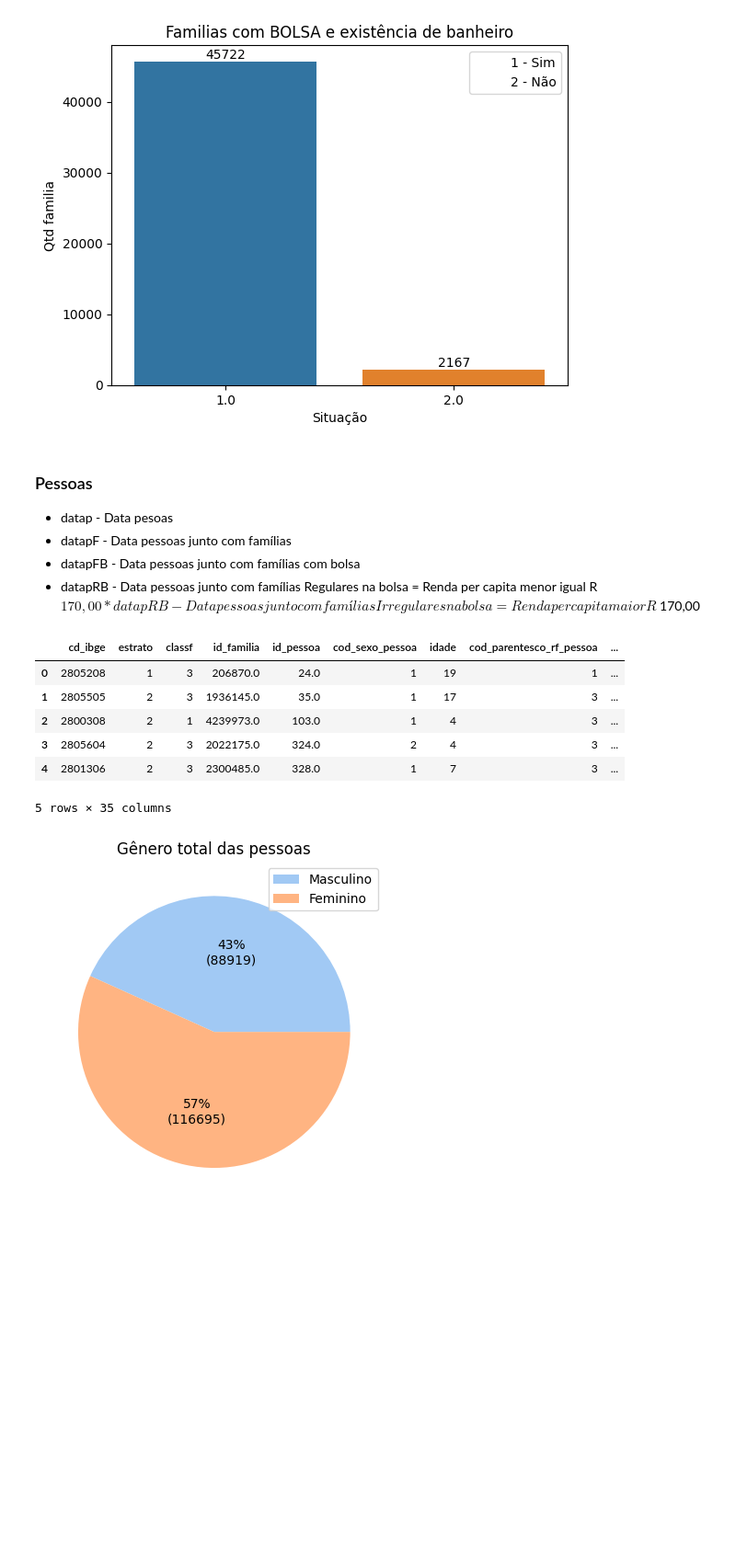
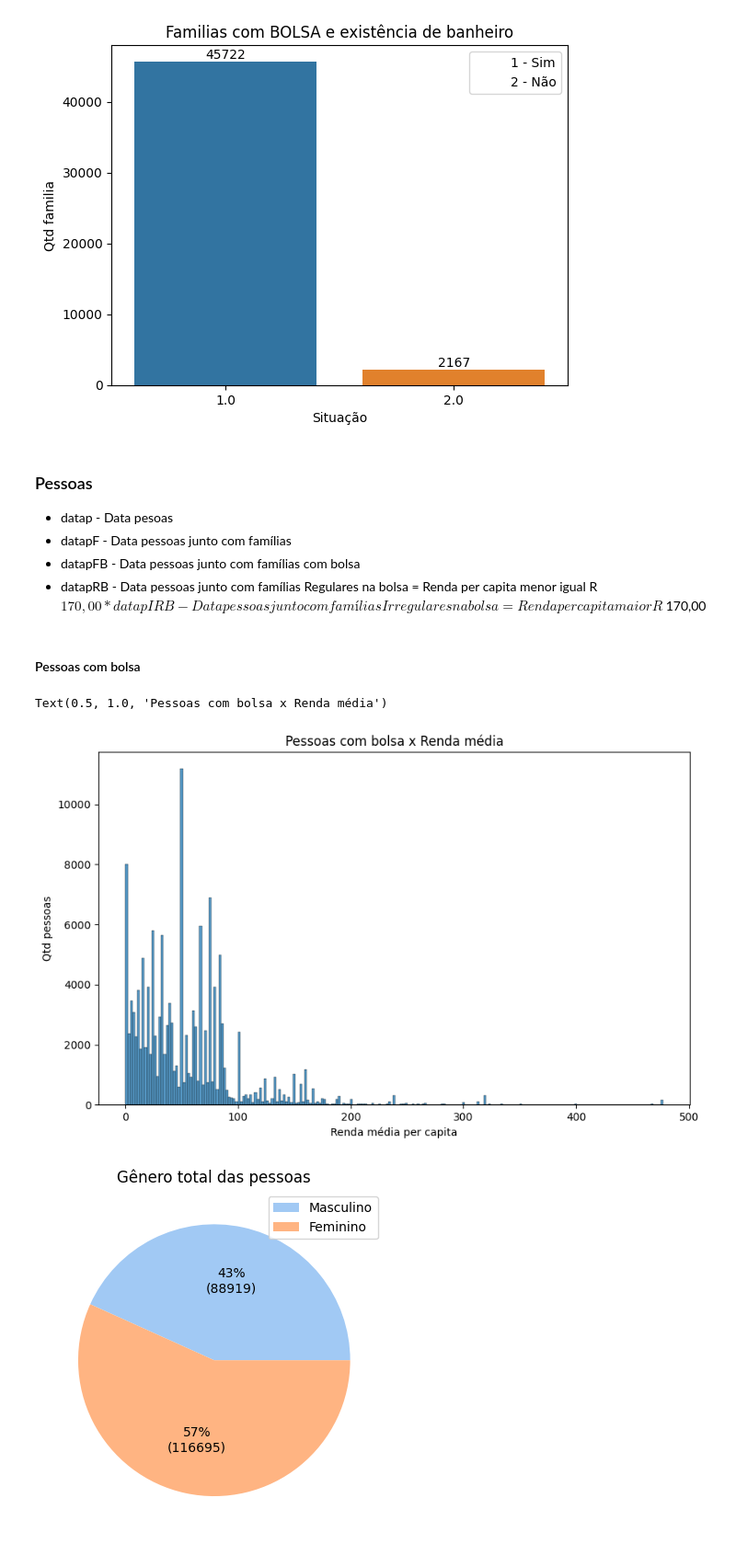
Before and after one commit to Jownao/dive_datascience, a Jupyter notebook: lab/03_Analise_dados_bolsa_familia.ipynb, the cells around one changed output. Shown at 92% size. Drawn from its saved outputs; the diff is of its cells as text; code cells hidden in the pictures; blank space fills up the shorter version.

```diff
--- a/lab/03_Analise_dados_bolsa_familia.ipynb
+++ b/lab/03_Analise_dados_bolsa_familia.ipynb
@@ -336,7 +336,9 @@ bar.bar_label(bar.containers[0])
 * datapF - Data pessoas junto com famílias
 * datapFB - Data pessoas junto com famílias com bolsa
 * datapRB - Data pessoas junto com famílias Regulares na bolsa = Renda per capita menor igual R$170,00
-* datapRB - Data pessoas junto com famílias Irregulares na bolsa = Renda per capita maior R$170,00
+* datapIRB - Data pessoas junto com famílias Irregulares na bolsa = Renda per capita maior R$170,00
+# %% [markdown]
+#### Pessoas com bolsa
 # %%
 # Dados das pessoas
 datap = pd.read_csv("../datasets/03_bolsa_familia/data_pessoas_sergipe.csv")
@@ -344,16 +346,14 @@ datapF = pd.merge(dataf,datap,on ='id_familia') # Familias e pessoas
 datapFB = pd.merge(data_bolsa,datap,on ='id_familia') #Familias e pessoas com bolsa
 datapRB = datapF.query("vlr_renda_media_fam <= 170")
 datapIRB = datapF.query("vlr_renda_media_fam > 170")
-# %%
-datap.head()
-# %% [output]
-|  | cd_ibge | estrato | classf | id_familia | id_pessoa | cod_sexo_pessoa | idade | cod_parentesco_rf_pessoa | ... |
-| 0 | 2805208 | 1 | 3 | 206870.0 | 24.0 | 1 | 19 | 1 | ... |
-| 1 | 2805505 | 2 | 3 | 1936145.0 | 35.0 | 1 | 17 | 3 | ... |
-| 2 | 2800308 | 2 | 1 | 4239973.0 | 103.0 | 1 | 4 | 3 | ... |
-| 3 | 2805604 | 2 | 3 | 2022175.0 | 324.0 | 2 | 4 | 3 | ... |
-| 4 | 2801306 | 2 | 3 | 2300485.0 | 328.0 | 1 | 7 | 3 | ... |
-5 rows × 35 columns
+# %%
+# Pessoas com bolsa x Renda média /
+bar = sns.histplot(datapFB['vlr_renda_media_fam'])
+bar.set(xlabel='Renda média per capita',ylabel='Qtd pessoas')
+plt.title('Pessoas com bolsa x Renda média')
+# %% [output]
+Text(0.5, 1.0, 'Pessoas com bolsa x Renda média')
+[figure, added]
 # %%
 datap_pie = datapF.groupby("cod_sexo_pessoa")["id_familia"].count()
 colors = sns.color_palette('pastel')[0:8]
```
Also changed, not shown: parts of 21 cells of this notebook.
